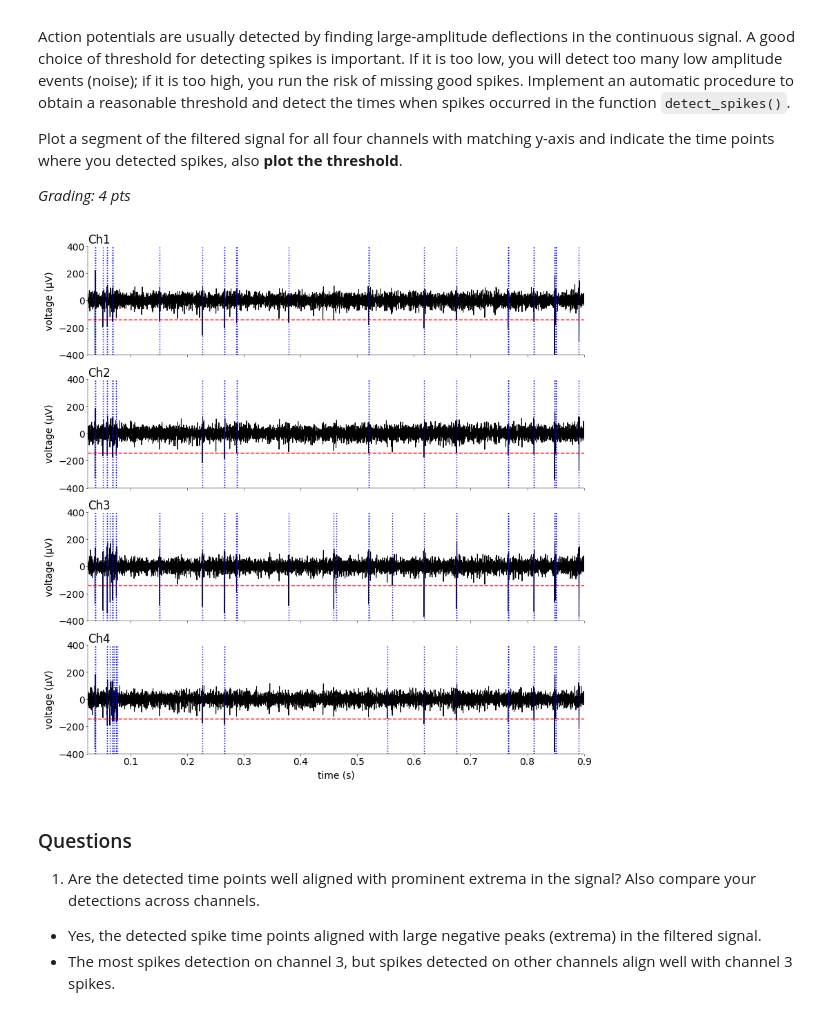
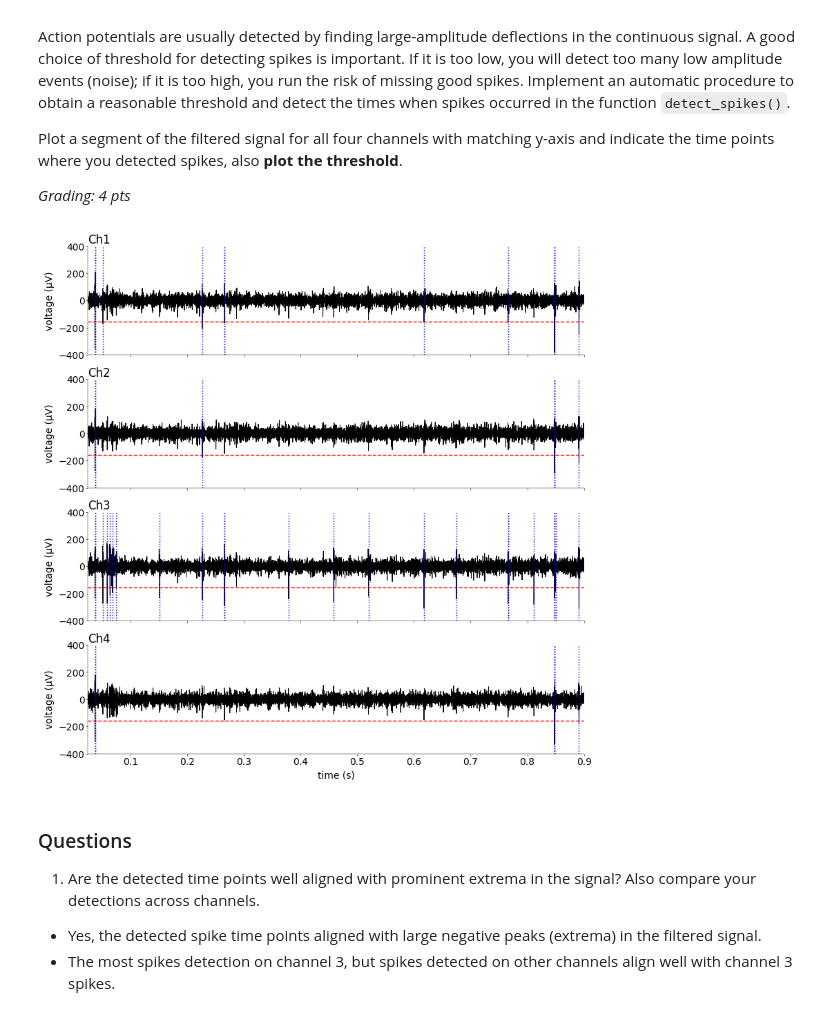
Before and after one commit to aeldably/Neural_Data_Science_Summer_2025, a Jupyter notebook: Lab_1/notebooks/CodingLab1.ipynb, the cells around one changed output. Drawn from its saved outputs; the diff is of its cells as text; code cells hidden in the pictures.

```diff
--- a/Lab_1/notebooks/CodingLab1.ipynb
+++ b/Lab_1/notebooks/CodingLab1.ipynb
@@ -180,7 +180,7 @@ def filter_signal(
         y[channel] = y_channel_sos
     return y
 # %%
-y = filter_signal(x, fs, 300, 3000)
+y = filter_signal(x, fs, 500, 3000)
 # %%
 y.shape
 # %% [output]
@@ -344,7 +344,7 @@ def detect_spikes(
     return s, t, thrd
 # %%
 # Detect spikes from filtered signal
-s, t, thrd = detect_spikes(y.values, fs=fs, N=4, lockout=1.0)
+s, t, thrd = detect_spikes(y.values, fs=fs, N=5, lockout=1.0)
 
 # Define time window for zoomed plot (in seconds)
 t_start = 0.025
@@ -373,34 +373,34 @@ for i, col in enumerate(cols):
     signal = y[col].iloc[start_idx:end_idx].values
     ax[col].plot(
         time_window, signal, color="black", linewidth=0.7, label="Filtered Signal"
     )
 
     # Add threshold line
     ax[col].axhline(thrd, color="red", linestyle="--", linewidth=1, label="Threshold")
 
     # Find spikes that occurred in the current channel and within this time window
     spikes_in_window = s[(s >= start_idx) & (s < end_idx)]
     for spike in spikes_in_window:
         if np.abs(y.iloc[spike, i]) > np.abs(thrd):  # spike is in this channel
             ax[col].axvline(
                 spike / fs, color="blue", linestyle=":", linewidth=1, label="Spike"
             )
 
     # Formatting
     ax[col].set_ylim((-400, 400))
     ax[col].set_xlim((t_start, t_end))
     ax[col].set_ylabel("voltage (μV)")
     ax[col].set_title(col, loc="left")
 
     # Hide x-axis ticks except for bottom plot
     if col != "Ch4":
         ax[col].set_xticklabels([])
     else:
         ax[col].set_xlabel("time (s)")
 
 plt.show()
 # %% [output]
-[figure, old version]
+[figure, new version]
 # %% [markdown]
 ### Questions
 
```
Also changed, not shown: parts of 6 cells of this notebook.
